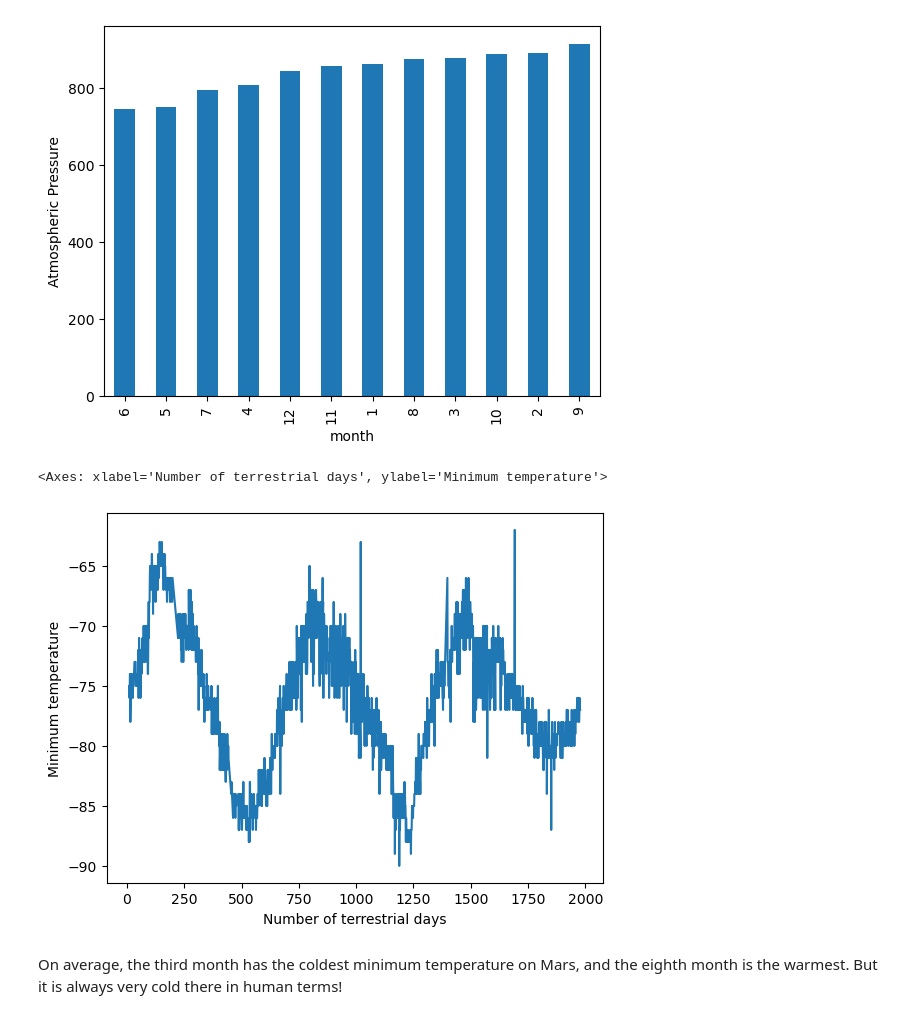
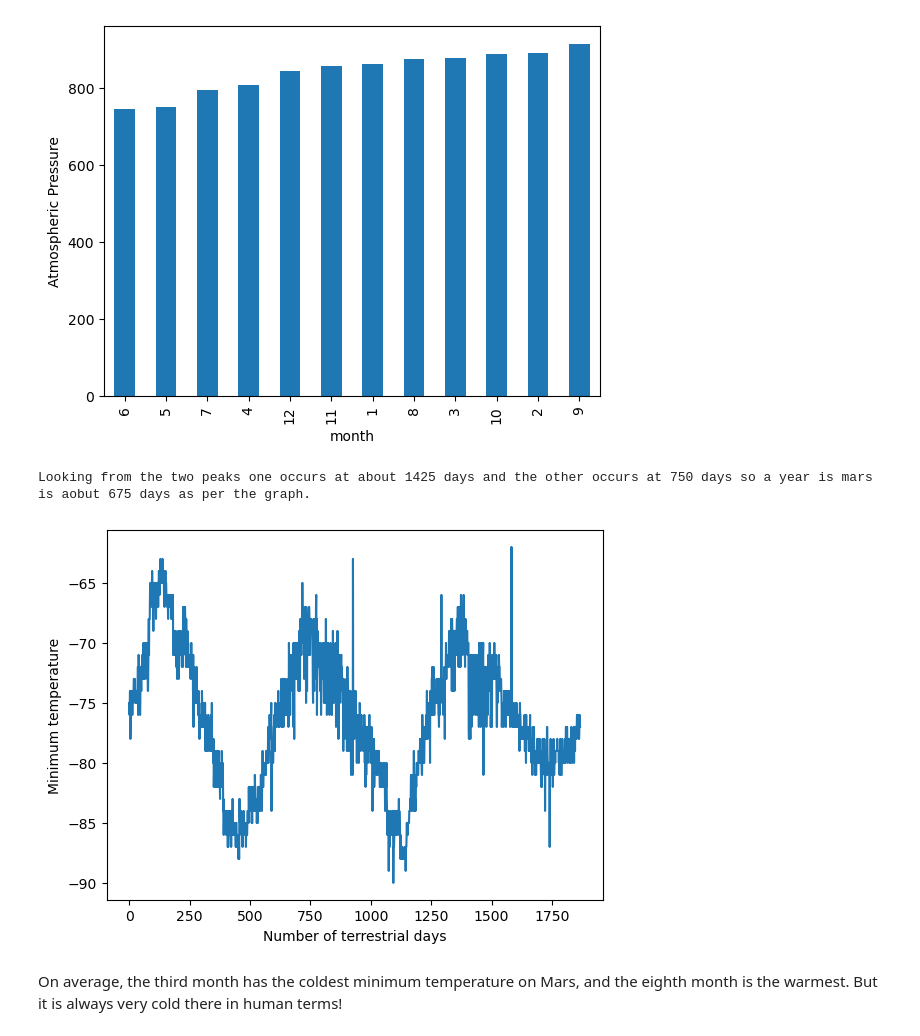
Before and after one commit to Allan-CM/Mars_News-Temp_Analysis, a Jupyter notebook: part_2_mars_weather.ipynb, the cells around one changed output. Drawn from its saved outputs; the diff is of its cells as text; code cells hidden in the pictures.

```diff
--- a/part_2_mars_weather.ipynb
+++ b/part_2_mars_weather.ipynb
@@ -62,3 +62,4 @@ for t in table.find_all('th'):
 for info in rows[1:]:
     data = info.find_all('td')
     row_data = [d.text for d in data]
+    stats.append(row_data)
@@ -243,12 +207,12 @@ avg_pres_df.plot(kind='bar', ylabel = 'Atmospheric Pressure')
 [figure]
 # %%
 # 5. How many terrestrial (earth) days are there in a Martian year?
-daily_temperature = mars_temp_df.groupby(['sol']).mean()
-daily_temperature_df = daily_temperature['min_temp']
+daily_temperature_df = mars_temp_df['min_temp']
 daily_temperature_df.plot(xlabel='Number of terrestrial days', ylabel='Minimum temperature')
+print("Looking from the two peaks one occurs at about 1425 days and the other occurs at 750 days so a year is mars is aobut 675 days as per the graph.")
 # %% [output]
-<Axes: xlabel='Number of terrestrial days', ylabel='Minimum temperature'>
+Looking from the two peaks one occurs at about 1425 days and the other occurs at 750 days so a year is mars is aobut 675 days as per the graph.
-[figure, old version]
+[figure, new version]
 # %% [markdown]
 On average, the third month has the coldest minimum temperature on Mars, and the eighth month is the warmest. But it is always very cold there in human terms!
 # %% [markdown]
```
Also changed, not shown: parts of 6 cells of this notebook.
